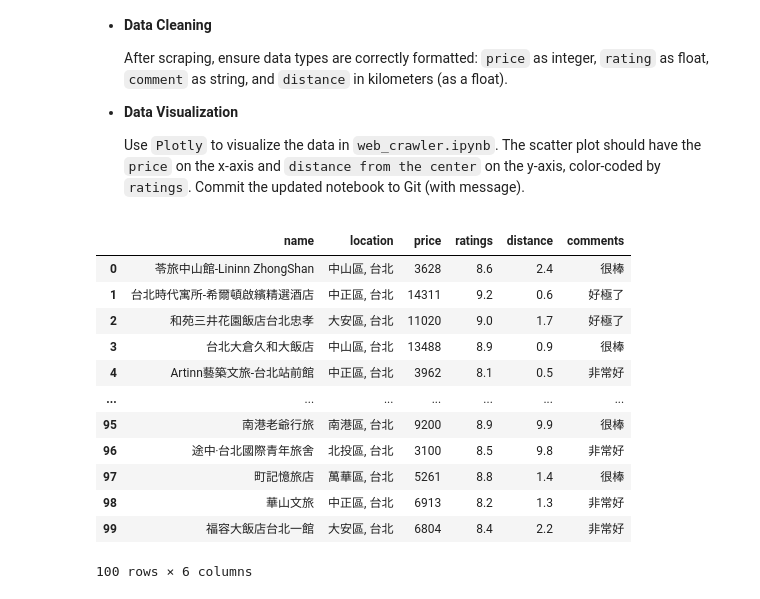
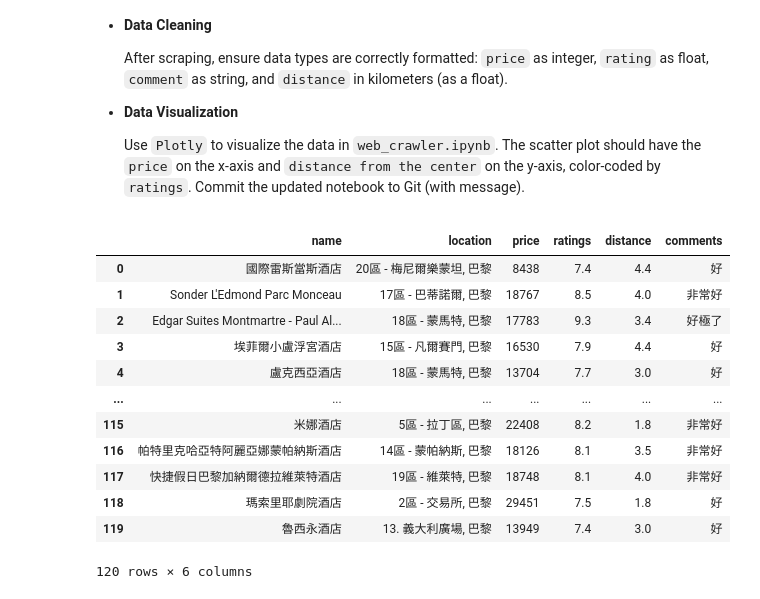
Before and after one commit to shang-chieh0830/NTU-ECON5166-DS, a Jupyter notebook: HW/programming_HW/web_crawler.ipynb, the cells around one changed output. Drawn from its saved outputs; the diff is of its cells as text; code cells hidden in the pictures.

```diff
--- a/HW/programming_HW/web_crawler.ipynb
+++ b/HW/programming_HW/web_crawler.ipynb
@@ -80,46 +80,46 @@ def get_hotels(location, checkin, checkout, num_results=100):
                 rating, comment_text, _ = match.groups()
             else:
                 rating = None
                 comment_text = None
 
             temp_df.loc[len(temp_df)] = [None, None, None, rating, None, comment_text]
 
         #names_data = [name.text.strip() for name in soup.select('div[data-testid="title"].f6431b446c.a15b38c233')]
         #for item in names_data:
         #    print(item)
         temp_df["name"] = [name.text.strip() for name in soup.select('div[data-testid="title"].f6431b446c.a15b38c233')]
         temp_df["location"] = [location.text.strip() for location in soup.select('span.aee5343fdb.def9bc142a[data-testid="address"]')]
         temp_df["price"] = [price.text.strip() for price in soup.select("span.f6431b446c.fbfd7c1165.e84eb96b1f")]
         if soup.select('span[aria-expanded="false"][data-testid="distance"]'):
             temp_df["distance"] = [distance.text.strip() for distance in soup.select('span[aria-expanded="false"][data-testid="distance"]')]
 
         # Append temp_df to the main DataFrame hotels_df
         hotels = pd.concat([hotels, temp_df], ignore_index=True)
 
     hotels['price'] = hotels['price'].str.replace('TWD', '').str.replace(',', '').astype(int)
     hotels["ratings"] = hotels["ratings"].astype(float)
     hotels["comments"] = hotels["comments"].astype(str)
     hotels['distance'] = hotels['distance'].apply(lambda x: None if x is None else (float(x.replace('距中心 ', '').split(' ')[0]) / 1000) if '公尺' in x else float(x.replace('距中心 ', '').split(' ')[0]))
     return hotels[:num_results]
 
 
-hotels = get_hotels("Taipei", "2023-12-12", "2023-12-14", num_results=100)
+hotels = get_hotels("Paris", "2023-12-10", "2023-12-14", num_results=120)
 
 hotels
 # %% [output]
 |  | name | location | price | ratings | distance | comments |
-| 0 | 苓旅中山館-Lininn ZhongShan | 中山區, 台北 | 3628 | 8.6 | 2.4 | 很棒 |
-| 1 | 台北時代寓所-希爾頓啟繽精選酒店 | 中正區, 台北 | 14311 | 9.2 | 0.6 | 好極了 |
-| 2 | 和苑三井花園飯店台北忠孝 | 大安區, 台北 | 11020 | 9.0 | 1.7 | 好極了 |
-| 3 | 台北大倉久和大飯店 | 中山區, 台北 | 13488 | 8.9 | 0.9 | 很棒 |
-| 4 | Artinn藝築文旅-台北站前館 | 中正區, 台北 | 3962 | 8.1 | 0.5 | 非常好 |
+| 0 | 國際雷斯當斯酒店 | 20區 - 梅尼爾樂蒙坦, 巴黎 | 8438 | 7.4 | 4.4 | 好 |
+| 1 | Sonder L'Edmond Parc Monceau | 17區 - 巴蒂諾爾, 巴黎 | 18767 | 8.5 | 4.0 | 非常好 |
+| 2 | Edgar Suites Montmartre - Paul Al... | 18區 - 蒙馬特, 巴黎 | 17783 | 9.3 | 3.4 | 好極了 |
+| 3 | 埃菲爾小盧浮宮酒店 | 15區 - 凡爾賽門, 巴黎 | 16530 | 7.9 | 4.4 | 好 |
+| 4 | 盧克西亞酒店 | 18區 - 蒙馬特, 巴黎 | 13704 | 7.7 | 3.0 | 好 |
 | ... | ... | ... | ... | ... | ... | ... |
-| 95 | 南港老爺行旅 | 南港區, 台北 | 9200 | 8.9 | 9.9 | 很棒 |
-| 96 | 途中‧台北國際青年旅舍 | 北投區, 台北 | 3100 | 8.5 | 9.8 | 非常好 |
-| 97 | 町記憶旅店 | 萬華區, 台北 | 5261 | 8.8 | 1.4 | 很棒 |
-| 98 | 華山文旅 | 中正區, 台北 | 6913 | 8.2 | 1.3 | 非常好 |
-| 99 | 福容大飯店台北一館 | 大安區, 台北 | 6804 | 8.4 | 2.2 | 非常好 |
+| 115 | 米娜酒店 | 5區 - 拉丁區, 巴黎 | 22408 | 8.2 | 1.8 | 非常好 |
+| 116 | 帕特里克哈亞特阿麗亞娜蒙帕納斯酒店 | 14區 - 蒙帕納斯, 巴黎 | 18126 | 8.1 | 3.5 | 非常好 |
+| 117 | 快捷假日巴黎加納爾德拉維萊特酒店 | 19區 - 維萊特, 巴黎 | 18748 | 8.1 | 4.0 | 非常好 |
+| 118 | 瑪索里耶劇院酒店 | 2區 - 交易所, 巴黎 | 29451 | 7.5 | 1.8 | 好 |
+| 119 | 魯西永酒店 | 13. 義大利廣場, 巴黎 | 13949 | 7.4 | 3.0 | 好 |
-100 rows × 6 columns
+120 rows × 6 columns
 # %%
 import plotly.express as px
 
```
